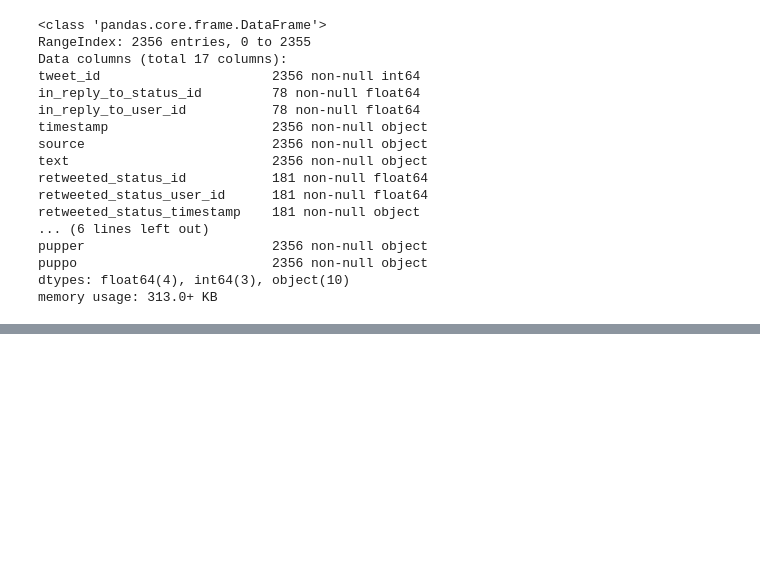
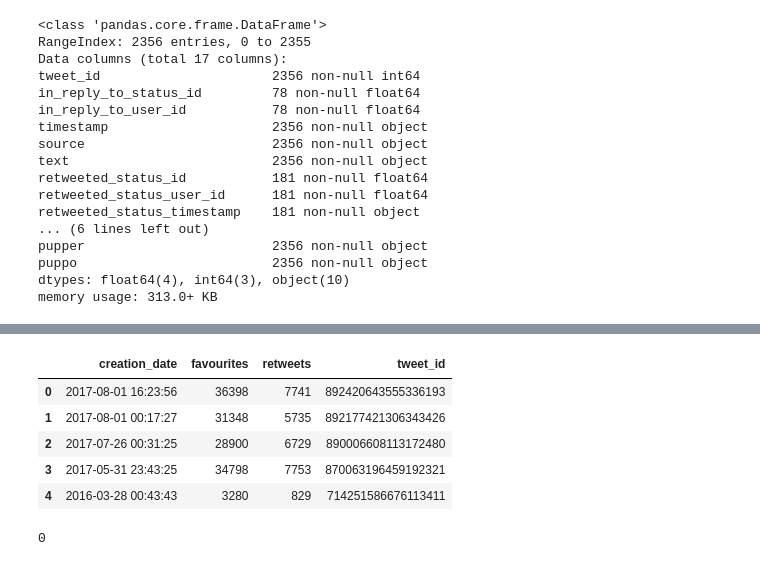
Before and after one commit to aleighton/Project4, a Jupyter notebook: wrangle_act.ipynb, the cells around one changed output, grey strips where cells are left out. Cells and saved outputs as stored; diff of their text form; code cells hidden in the pictures; blank space fills up the shorter version.

```diff
--- a/wrangle_act.ipynb
+++ b/wrangle_act.ipynb
@@ -43,3 +149,20 @@ memory usage: 313.0+ KB
+# %%
+#json file seems to be saving datetime as epoch time in milliseconds
+tweets = pd.read_json('tweet_json.txt')
+tweets.creation_date = pd.to_datetime(tweets.creation_date, unit='ms')
+tweets.reset_index(drop=True, inplace=True)
+tweets.head()
+# %% [output]
+|  | creation_date | favourites | retweets | tweet_id |
+| 0 | 2017-08-01 16:23:56 | 36398 | 7741 | 892420643555336193 |
+| 1 | 2017-08-01 00:17:27 | 31348 | 5735 | 892177421306343426 |
+| 2 | 2017-07-26 00:31:25 | 28900 | 6729 | 890006608113172480 |
+| 3 | 2017-05-31 23:43:25 | 34798 | 7753 | 870063196459192321 |
+| 4 | 2016-03-28 00:43:43 | 3280 | 829 | 714251586676113411 |
+# %%
+tweets[tweets.tweet_id.duplicated() == True].tweet_id.count()
+# %% [output]
+0
 # %%
 #scrape image_predictions.tsv file from Udacity site
 url = "https://d17h27t6h515a5.cloudfront.net/topher/2017/August/599fd2ad_image-predictions/image-predictions.tsv"
```
Also changed, not shown: parts of 63 cells of this notebook, 4 other files.
